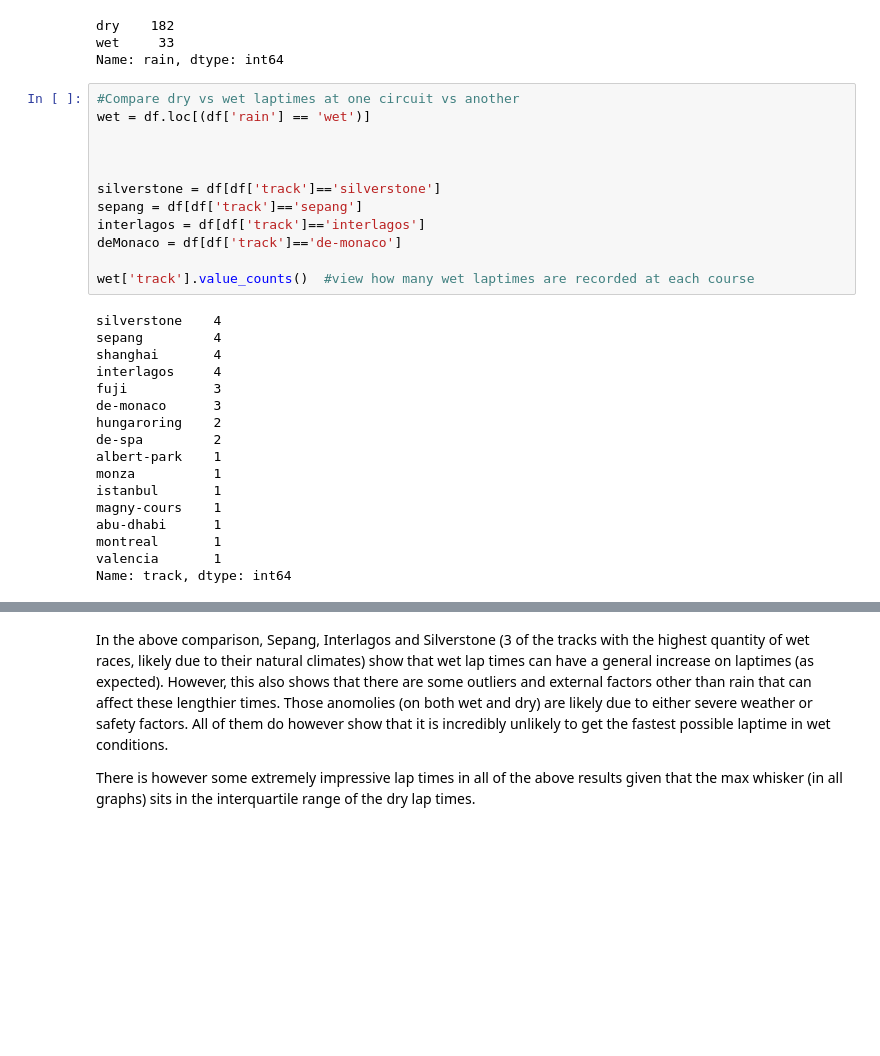
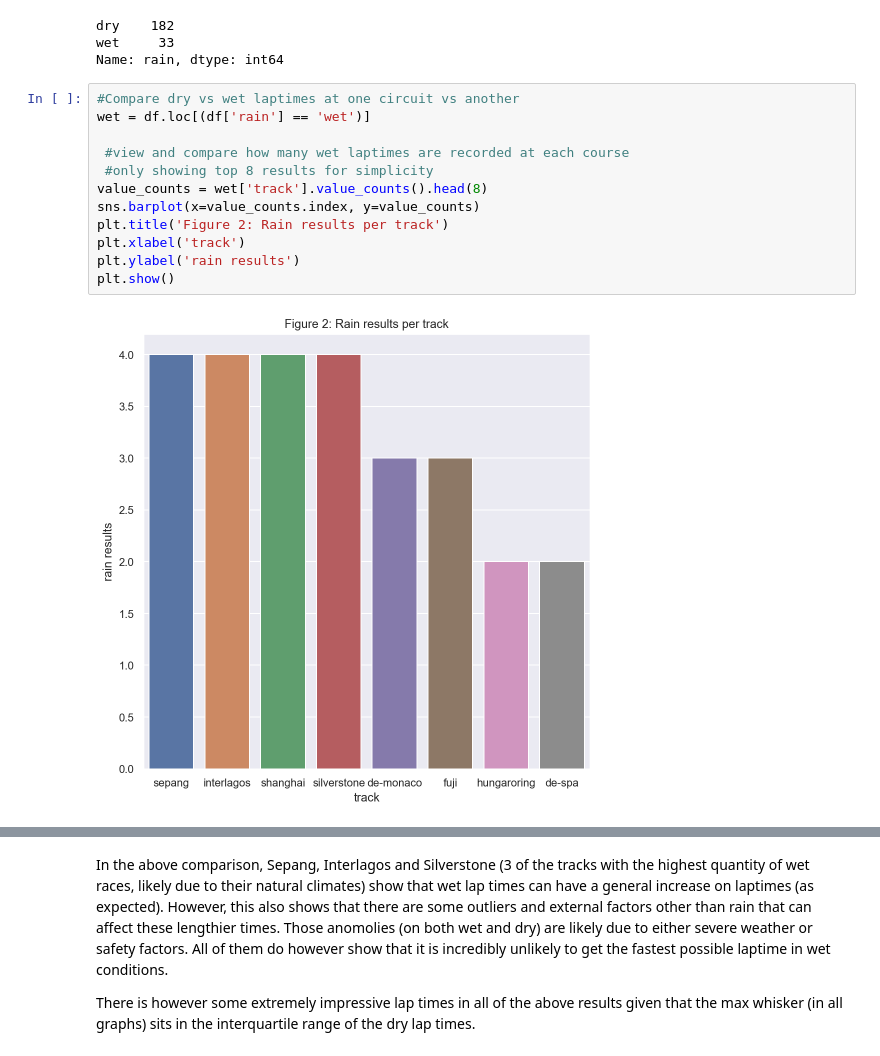
Before and after one commit to floeck/f1-weather-analysis, a Jupyter notebook: notebooks/V10FTW_Group.ipynb, the cells around one changed output, grey strips where cells are left out. Cells and saved outputs as stored; diff of their text form; blank space fills up the shorter version.

```diff
--- a/notebooks/V10FTW_Group.ipynb
+++ b/notebooks/V10FTW_Group.ipynb
@@ -204,32 +216,17 @@ Name: rain, dtype: int64
 # %%
 #Compare dry vs wet laptimes at one circuit vs another
 wet = df.loc[(df['rain'] == 'wet')]
 
-
-
-silverstone = df[df['track']=='silverstone']
-sepang = df[df['track']=='sepang']
-interlagos = df[df['track']=='interlagos']
-deMonaco = df[df['track']=='de-monaco']
-
-wet['track'].value_counts()  #view how many wet laptimes are recorded at each course
+ #view and compare how many wet laptimes are recorded at each course
+ #only showing top 8 results for simplicity
+value_counts = wet['track'].value_counts().head(8)
+sns.barplot(x=value_counts.index, y=value_counts)
+plt.title('Figure 2: Rain results per track')
+plt.xlabel('track')
+plt.ylabel('rain results')
+plt.show()
 # %% [output]
-silverstone    4
-sepang         4
-shanghai       4
-interlagos     4
-fuji           3
-de-monaco      3
-hungaroring    2
-de-spa         2
-albert-park    1
-monza          1
-istanbul       1
-magny-cours    1
-abu-dhabi      1
-montreal       1
-valencia       1
-Name: track, dtype: int64
+[figure, added]
 # %%
 #Figure setup
 fig = plt.figure()
```
Also changed, not shown: parts of 8 cells of this notebook.
